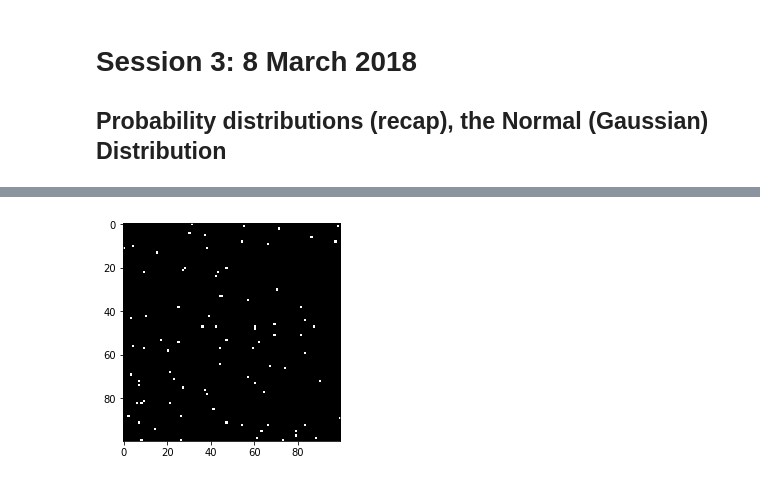
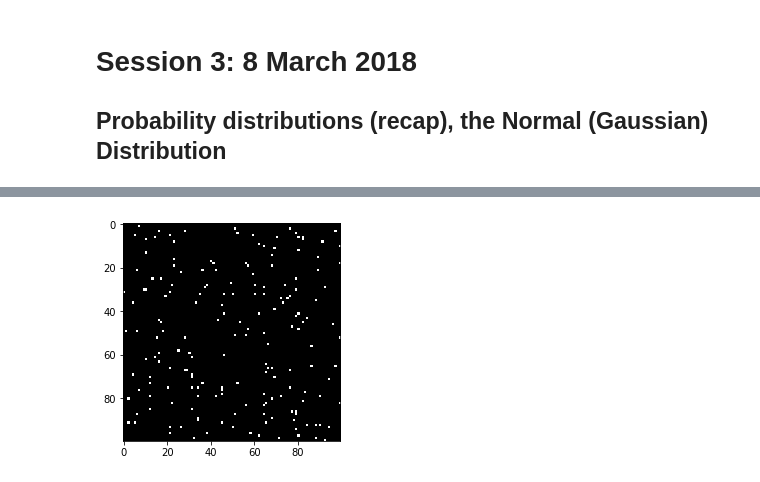
Before and after one commit to AbstractGeek/rusmalai-math-workshop, a Jupyter notebook: material/Day3/Day3.ipynb, the cells around one changed output, grey strips where cells are left out. Drawn from its saved outputs; the diff is of its cells as text; code cells hidden in the pictures.

```diff
--- a/material/Day3/Day3.ipynb
+++ b/material/Day3/Day3.ipynb
@@ -11,9 +81,9 @@ from scipy import signal as sp
 # %%
-N = 100
-p = 0.01
-s = np.random.binomial(1,p, N*N)
-out = np.reshape(a=s,newshape=(N,N))
-plt.imshow(out, cmap='gray')
+N = 100 # size of the grid will be NxN
+p = 0.02 # probability of having a 1 at any position in the grid
+s = np.random.binomial(1,p, N*N) # generate a sequence of N^2 elements. this is still in 1D
+out = np.reshape(a=s,newshape=(N,N)) # we now reshape 1D array the N^2 into a 2D array/grid of NxN
+plt.imshow(out, cmap='gray') # show the grid as a grayscale image
 plt.show()
 # %% [output]
-[figure, old version]
+[figure, new version]
```
Also changed, not shown: parts of 13 cells of this notebook.
